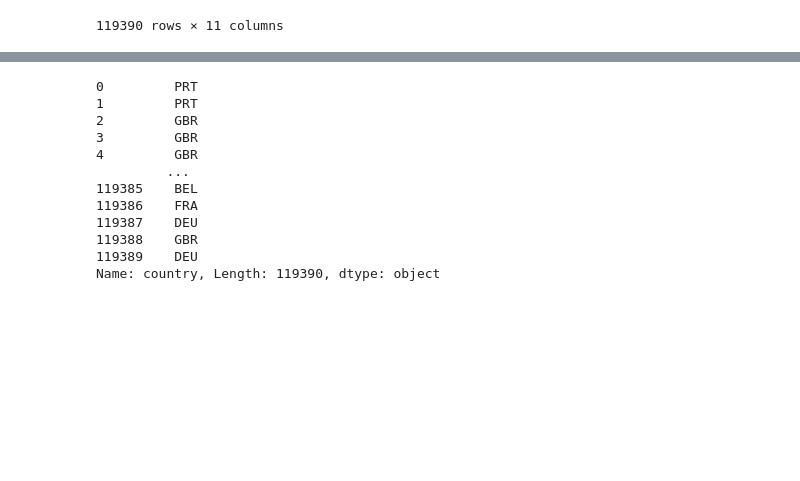
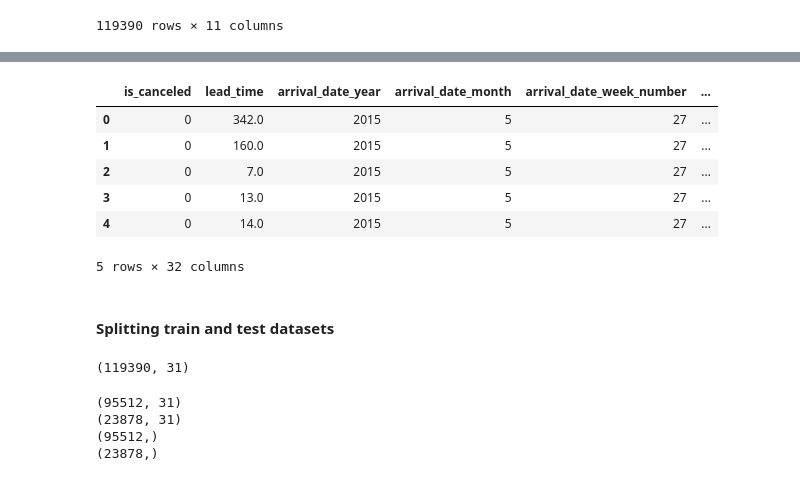
Before and after one commit to Hemanthhm222/Exploratory-data-analysis, a Jupyter notebook: EDA Hotel Booking.ipynb, the cells around one changed output, grey strips where cells are left out. Drawn from its saved outputs; the diff is of its cells as text; code cells hidden in the pictures; blank space fills up the shorter version.

Commit message:
Train and test data split

```diff
--- a/EDA Hotel Booking.ipynb
+++ b/EDA Hotel Booking.ipynb
@@ -506,15 +482,16 @@ LAO
 # %%
-df['country'] = np.where(df['country'].value_countsounts)
+df['country'] = LabelEncoder().fit_transform(df['country'])
-# %% [output]
-0         PRT
-1         PRT
-2         GBR
-3         GBR
-4         GBR
-         ...
-119385    BEL
-119386    FRA
-119387    DEU
-119388    GBR
-119389    DEU
-Name: country, Length: 119390, dtype: object
+# %%
+df.drop('reservation_status_date',inplace=True,axis=1)
+# %%
+df.head()
+# %% [output]
+|  | is_canceled | lead_time | arrival_date_year | arrival_date_month | arrival_date_week_number | ... |
+| 0 | 0 | 342.0 | 2015 | 5 | 27 | ... |
+| 1 | 0 | 160.0 | 2015 | 5 | 27 | ... |
+| 2 | 0 | 7.0 | 2015 | 5 | 27 | ... |
+| 3 | 0 | 13.0 | 2015 | 5 | 27 | ... |
+| 4 | 0 | 14.0 | 2015 | 5 | 27 | ... |
+5 rows × 32 columns
+# %% [markdown]
+#### Splitting train and test datasets
@@ -520,0 +500,6 @@ Name: country, Length: 119390, dtype: object
+# %%
+target_col = df['Total_visitors']
+df.drop('Total_visitors',inplace=True,axis=1)
+df.shape
+# %% [output]
+(119390, 31)
@@ -520,0 +508,10 @@ Name: country, Length: 119390, dtype: object
+# %%
+print(df_train.shape)
+print(df_test.shape)
+print(target_col_train.shape)
+print(target_col_test.shape)
+# %% [output]
+(95512, 31)
+(23878, 31)
+(95512,)
+(23878,)
```
Also changed, not shown: parts of 8 cells of this notebook.
